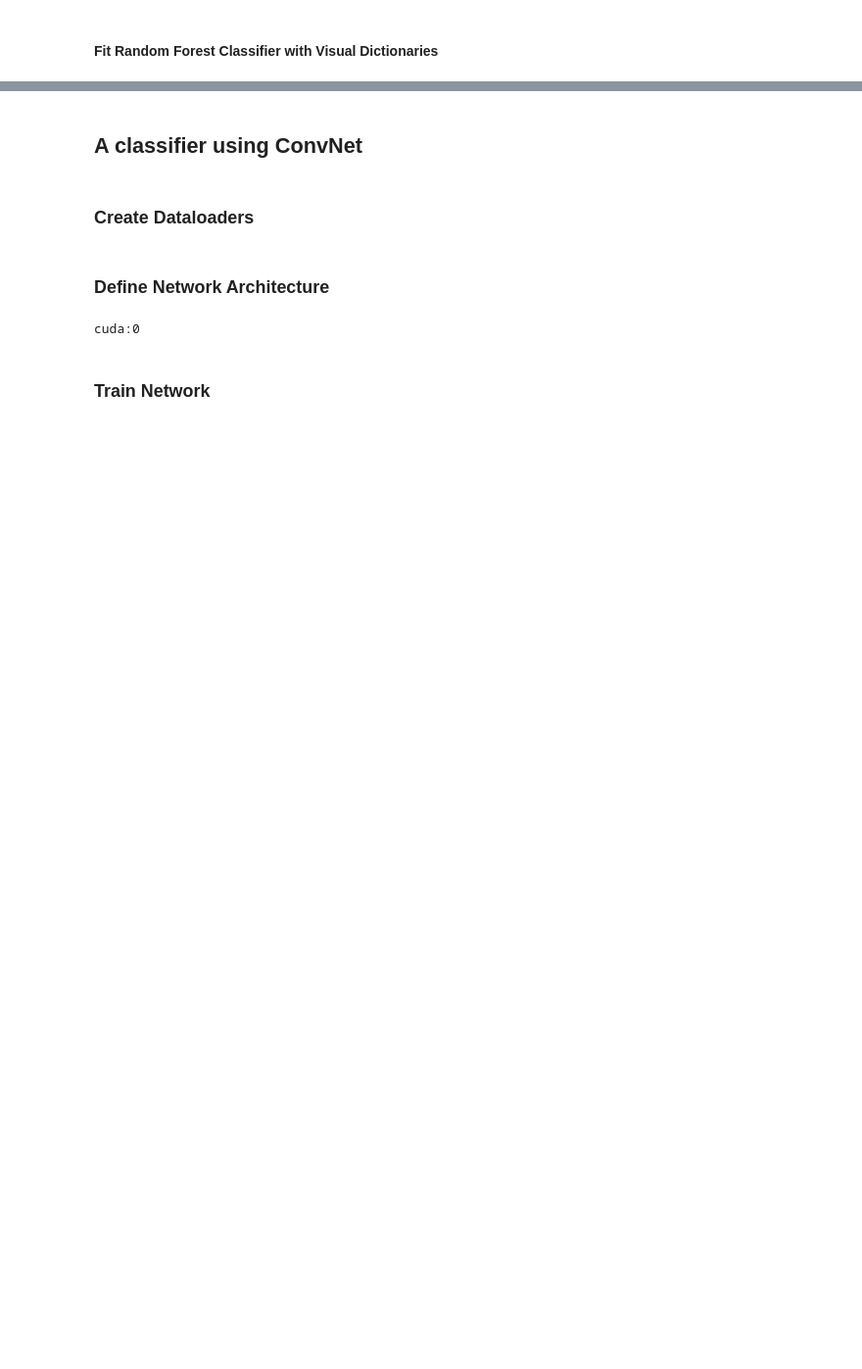
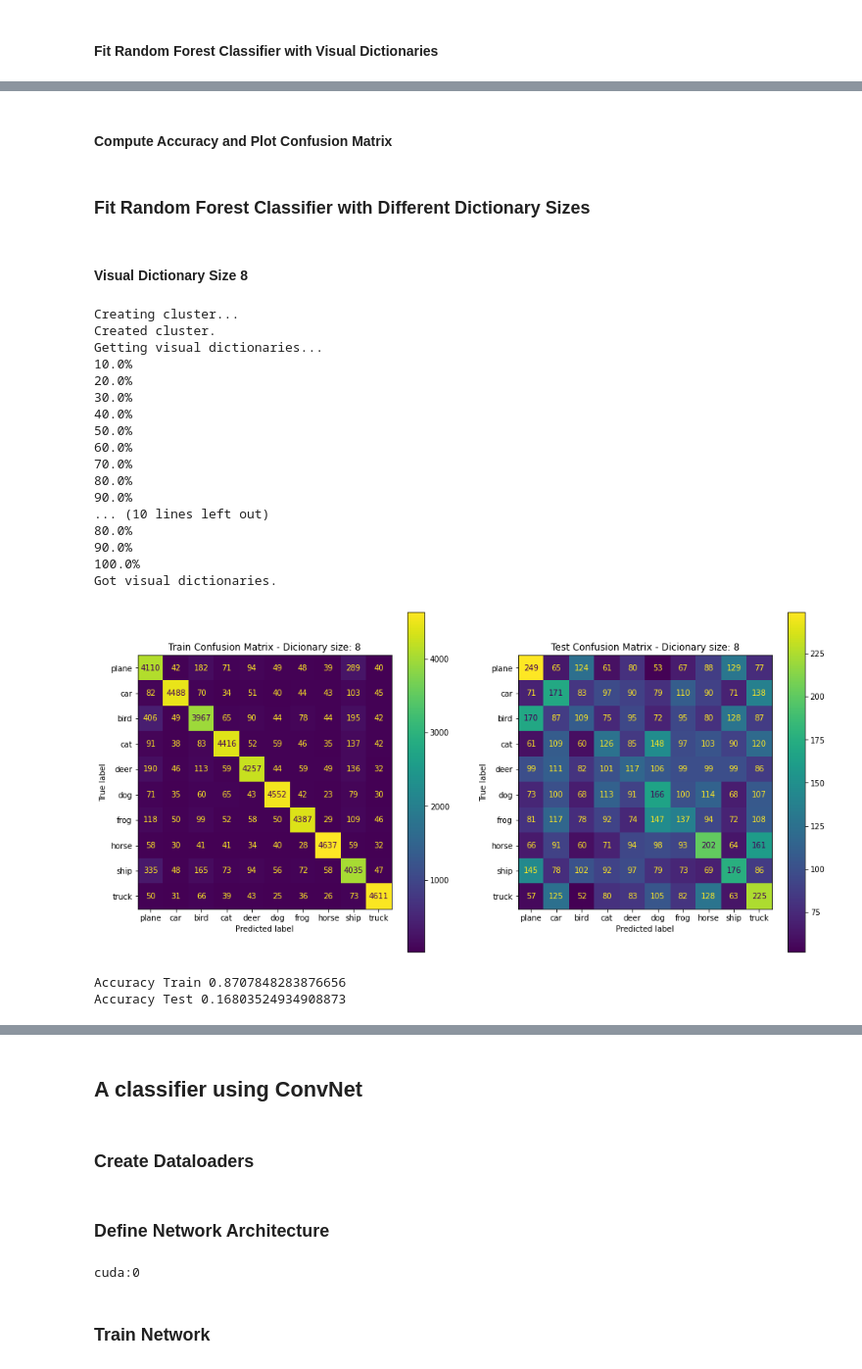
Before and after one commit to renato-lopes/CV-DCC, a Jupyter notebook: praticas/ep4/Recognition.ipynb, the cells around one changed output, grey strips where cells are left out. Shown: that part at 98% size. Cells and saved outputs as stored; diff of their text form; code cells hidden in the pictures; blank space fills up the shorter version.

```diff
--- a/praticas/ep4/Recognition.ipynb
+++ b/praticas/ep4/Recognition.ipynb
@@ -345,5 +152,0 @@ Got visual dictionaries.
-# %%
-# Create Random Forest Classifier
-forest_classifier = RandomForestClassifier()
-# Fit with visual dictionaries
-forest_classifier.fit(bof_X, bof_y)
@@ -354,6 +152,0 @@ RandomForestClassifier()
-# %%
-# Compute Metrics
-predictions_train = forest_classifier.predict(bof_X)
-predictions_test = forest_classifier.predict(bof_X_test)
-print("Accuracy Train", sklearn.metrics.accuracy_score(bof_y, predictions_train))
-print("Accuracy Test", sklearn.metrics.accuracy_score(bof_y_test, predictions_test))
@@ -382,0 +153,9 @@ plt.show()
+# %%
+def fit_classifier(X, y):
+    # Create Random Forest Classifier
+    forest_classifier = RandomForestClassifier()
+    # Fit with visual dictionaries
+    forest_classifier.fit(X, y)
+    return forest_classifier
+# %% [markdown]
+#### Compute Accuracy and Plot Confusion Matrix
@@ -382,0 +191,50 @@ plt.show()
+# %% [markdown]
+### Fit Random Forest Classifier with Different Dictionary Sizes
+# %%
+train_accs = []
+test_accs = []
+# %% [markdown]
+#### Visual Dictionary Size 8
+# %%
+DICT_SIZE = 8
+# Create clustering
+print("Creating cluster...")
+clustering = create_clustering(train_descriptions, dict_size=DICT_SIZE)
+print("Created cluster.")
+
+# Get training data visual dictionaries
+print("Getting visual dictionaries...")
+bof_X, bof_y = get_bof_data(clustering, train_sift_features, dict_size=DICT_SIZE)
+print("Got visual dictionaries.")
+
+# Get visual dictionaries for test samples
+print("Getting visual dictionaries...")
+bof_X_test, bof_y_test = get_bof_data(clustering, test_sift_features, dict_size=DICT_SIZE)
+print("Got visual dictionaries.")
+
+classifier = fit_classifier(bof_X, bof_y)
+
+acc_train, acc_test = evaluate(classifier, bof_X, bof_y, bof_X_test, bof_y_test, DICT_SIZE)
+train_accs.append((DICT_SIZE, acc_train))
+test_accs.append((DICT_SIZE, acc_test))
+# %% [output]
+Creating cluster...
+Created cluster.
+Getting visual dictionaries...
+10.0%
+20.0%
+30.0%
+40.0%
+50.0%
+60.0%
+70.0%
+80.0%
+90.0%
+... (10 lines left out)
+80.0%
+90.0%
+100.0%
+Got visual dictionaries.
+[figure, added]
+Accuracy Train 0.8707848283876656
+Accuracy Test 0.16803524934908873
```
Also changed, not shown: parts of 41 cells of this notebook.
